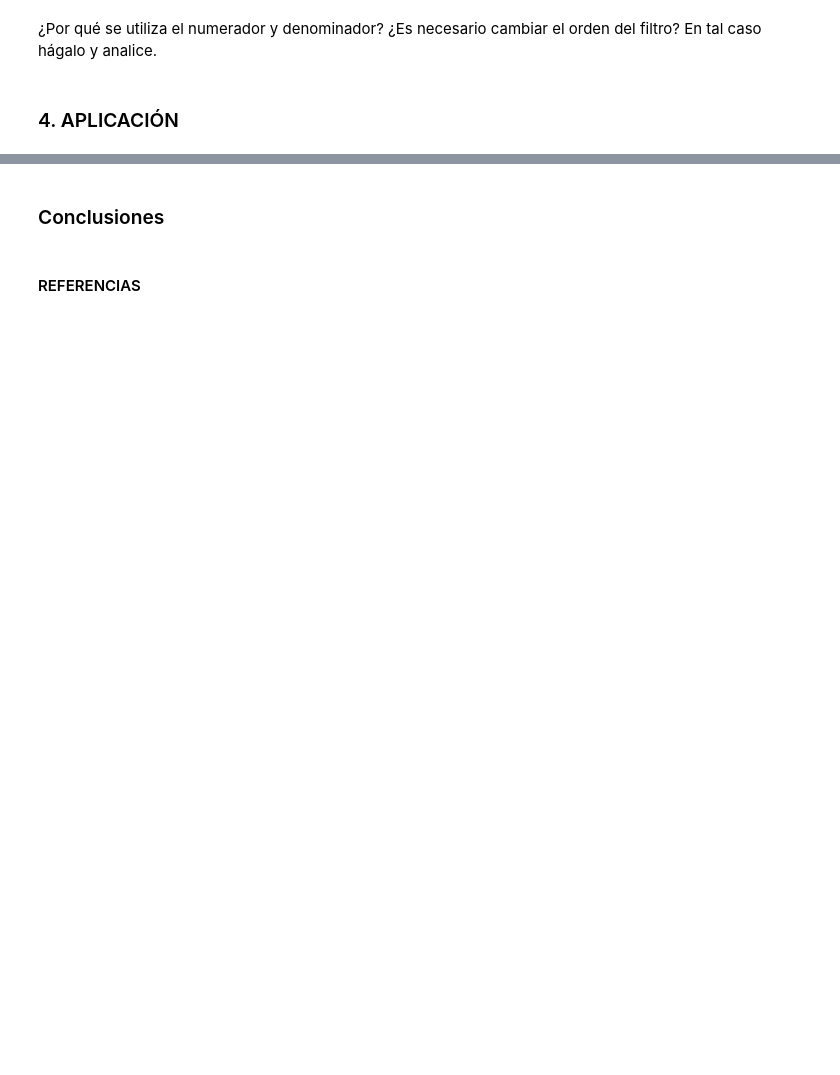
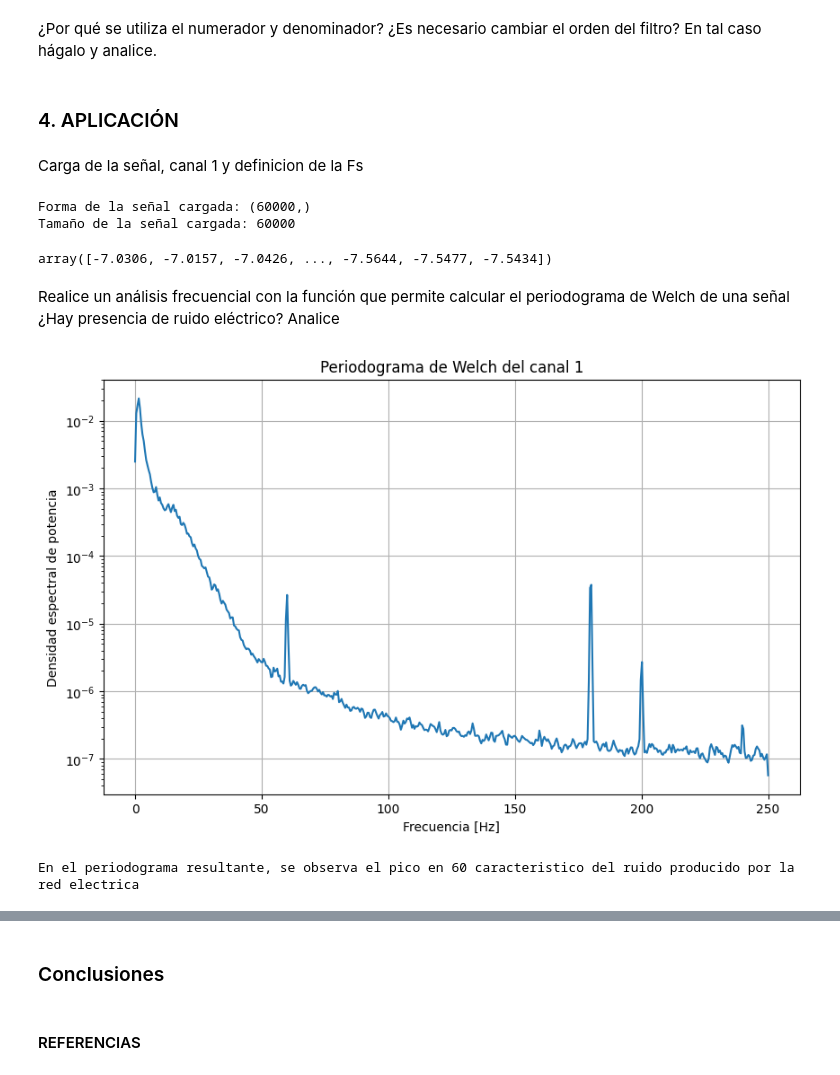
Before and after one commit to juandayo001/Biose-ales_20242, a Jupyter notebook: Practica6.ipynb, the cells around one changed output, grey strips where cells are left out. Cells and saved outputs as stored; diff of their text form; code cells hidden in the pictures; blank space fills up the shorter version.

Commit message:
Actualización completa de Practica6.ipynb

```diff
--- a/Practica6.ipynb
+++ b/Practica6.ipynb
@@ -288,3 +288,37 @@ plt.show()
 ¿Por qué se utiliza el numerador y denominador? ¿Es necesario cambiar el orden del filtro? En tal caso hágalo y analice.
 # %% [markdown]
 ### 4. APLICACIÓN
+# %% [markdown]
+Carga de la señal, canal 1 y definicion de la Fs
+# %%
+fs=500
+#ruta = "c:\\Users\\User\\OneDrive - Universidad de Antioquia\\David\\2024 - 2\\Bioseñales\\lab\\Practica 6"
+#datos = np.loadtxt("c:\\Users\\User\\OneDrive - Universidad de Antioquia\\David\\2024 - 2\\Bioseñales\\lab\\Práctica 6\\senal_filtros.txt")
+ruta = "/Users/mcamilabravo/Documents/Universidad 2024:2/Biosenales/Practica 6"
+datos = np.loadtxt("/Users/mcamilabravo/Documents/Universidad 2024:2/Biosenales/Practica 6/senal_filtros.txt")
+
+datos
+canal1 = datos[:,0]
+print("Forma de la señal cargada:", canal1.shape)
+print("Tamaño de la señal cargada:", canal1.size)
+canal1
+# %% [output]
+Forma de la señal cargada: (60000,)
+Tamaño de la señal cargada: 60000
+array([-7.0306, -7.0157, -7.0426, ..., -7.5644, -7.5477, -7.5434])
+# %% [markdown]
+Realice un análisis frecuencial con la función que permite calcular el periodograma de Welch de una señal ¿Hay presencia de ruido eléctrico? Analice
+# %%
+f, Pxx_den = signal.welch(canal1, fs, nperseg=1024)# Calcular el periodograma de Welch
+plt.figure(figsize=(10, 6))# Graficar el periodograma
+plt.semilogy(f, Pxx_den)
+plt.xlabel('Frecuencia [Hz]')
+plt.ylabel('Densidad espectral de potencia')
+plt.title('Periodograma de Welch del canal 1')
+plt.grid(True)
+plt.show()
+
+print('En el periodograma resultante, se observa el pico en 60 caracteristico del ruido producido por la red electrica')
+# %% [output]
+[figure, added]
+En el periodograma resultante, se observa el pico en 60 caracteristico del ruido producido por la red electrica
```
Also changed, not shown: parts of 6 cells of this notebook.
